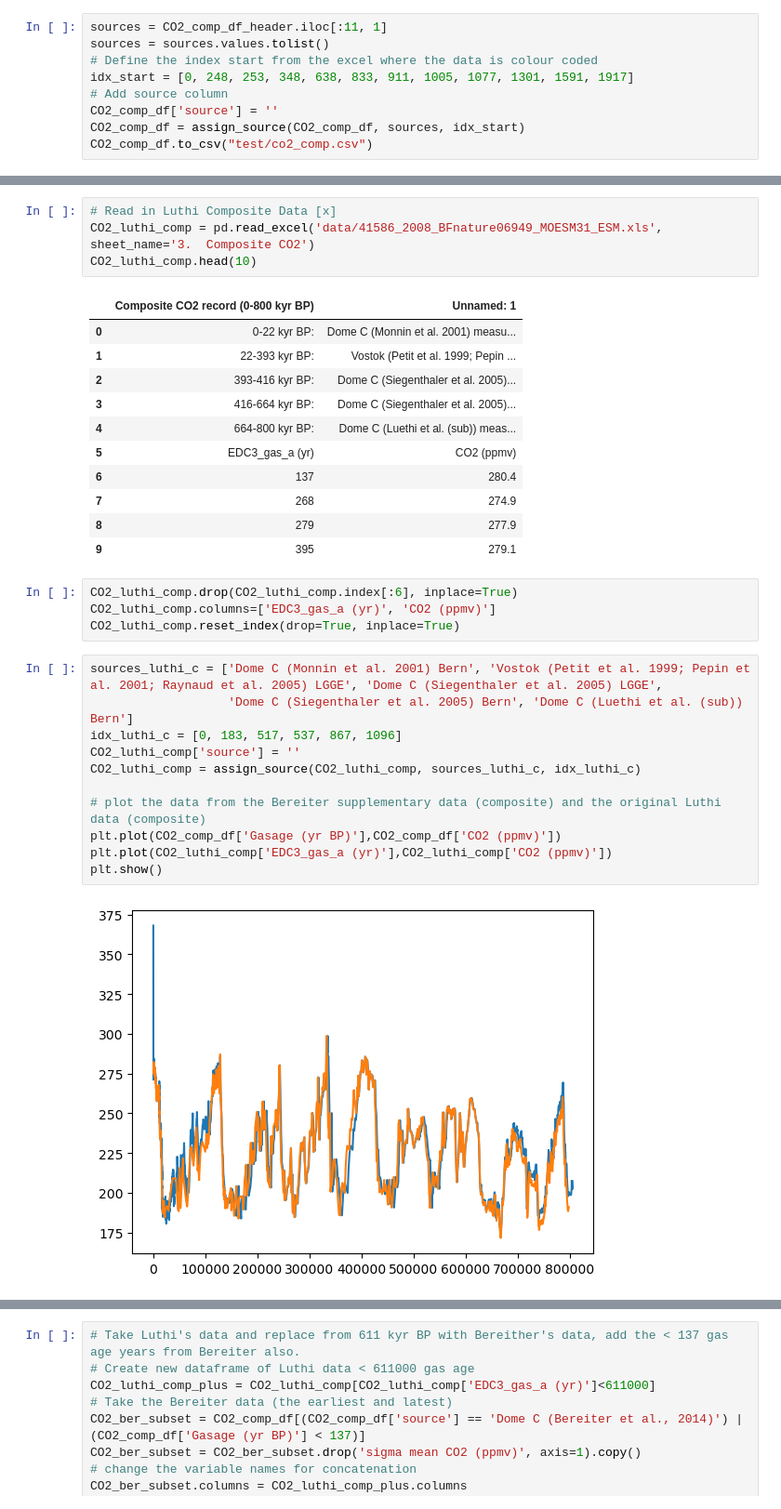
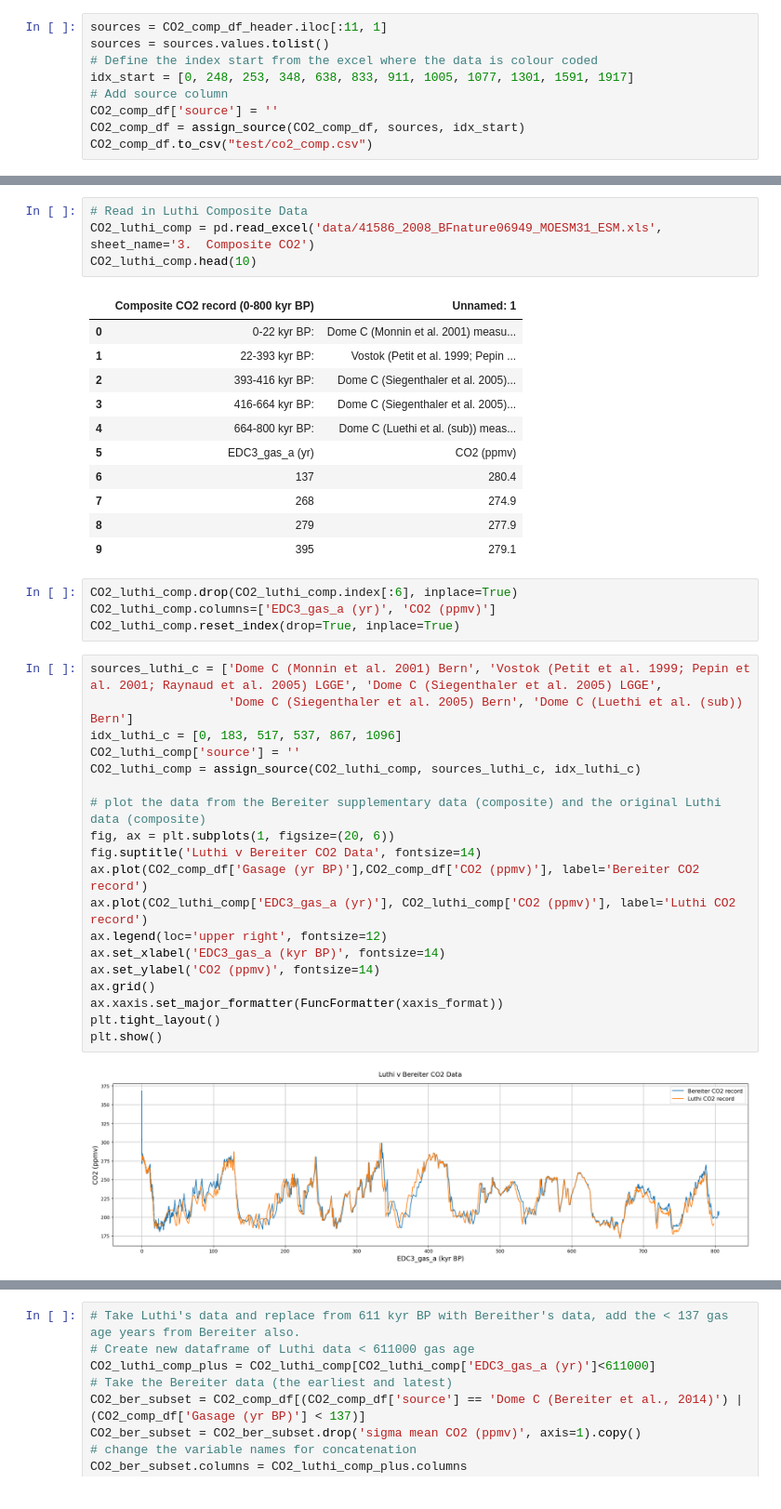
Before and after one commit to Eilis9/PfDA_Project2, a Jupyter notebook: analysis.ipynb, the cells around one changed output, grey strips where cells are left out. Shown at 93% size. Drawn from its saved outputs; the diff is of its cells as text.

```diff
--- a/analysis.ipynb
+++ b/analysis.ipynb
@@ -97,5 +90,5 @@ sns.move_legend(ax, "upper left", bbox_to_anchor=(1, 1))
 # %%
-# Read in Luthi Composite Data [x]
+# Read in Luthi Composite Data
 CO2_luthi_comp = pd.read_excel('data/41586_2008_BFnature06949_MOESM31_ESM.xls', sheet_name='3.  Composite CO2')
 CO2_luthi_comp.head(10)
 # %% [output]
@@ -117,13 +110,21 @@ CO2_luthi_comp.reset_index(drop=True, inplace=True)
 # %%
 sources_luthi_c = ['Dome C (Monnin et al. 2001) Bern', 'Vostok (Petit et al. 1999; Pepin et al. 2001; Raynaud et al. 2005) LGGE', 'Dome C (Siegenthaler et al. 2005) LGGE',
                    'Dome C (Siegenthaler et al. 2005) Bern', 'Dome C (Luethi et al. (sub)) Bern']
 idx_luthi_c = [0, 183, 517, 537, 867, 1096]
 CO2_luthi_comp['source'] = ''
 CO2_luthi_comp = assign_source(CO2_luthi_comp, sources_luthi_c, idx_luthi_c)
 
 # plot the data from the Bereiter supplementary data (composite) and the original Luthi data (composite)
-plt.plot(CO2_comp_df['Gasage (yr BP)'],CO2_comp_df['CO2 (ppmv)'])
-plt.plot(CO2_luthi_comp['EDC3_gas_a (yr)'],CO2_luthi_comp['CO2 (ppmv)'])
+fig, ax = plt.subplots(1, figsize=(20, 6))
+fig.suptitle('Luthi v Bereiter CO2 Data', fontsize=14)
+ax.plot(CO2_comp_df['Gasage (yr BP)'],CO2_comp_df['CO2 (ppmv)'], label='Bereiter CO2 record')
+ax.plot(CO2_luthi_comp['EDC3_gas_a (yr)'], CO2_luthi_comp['CO2 (ppmv)'], label='Luthi CO2 record')
+ax.legend(loc='upper right', fontsize=12)
+ax.set_xlabel('EDC3_gas_a (kyr BP)', fontsize=14)
+ax.set_ylabel('CO2 (ppmv)', fontsize=14)
+ax.grid()
+ax.xaxis.set_major_formatter(FuncFormatter(xaxis_format))
+plt.tight_layout()
 plt.show()
 # %% [output]
-[figure, old version]
+[figure, new version]
```
Also changed, not shown: parts of 22 cells of this notebook, 1 other file.
